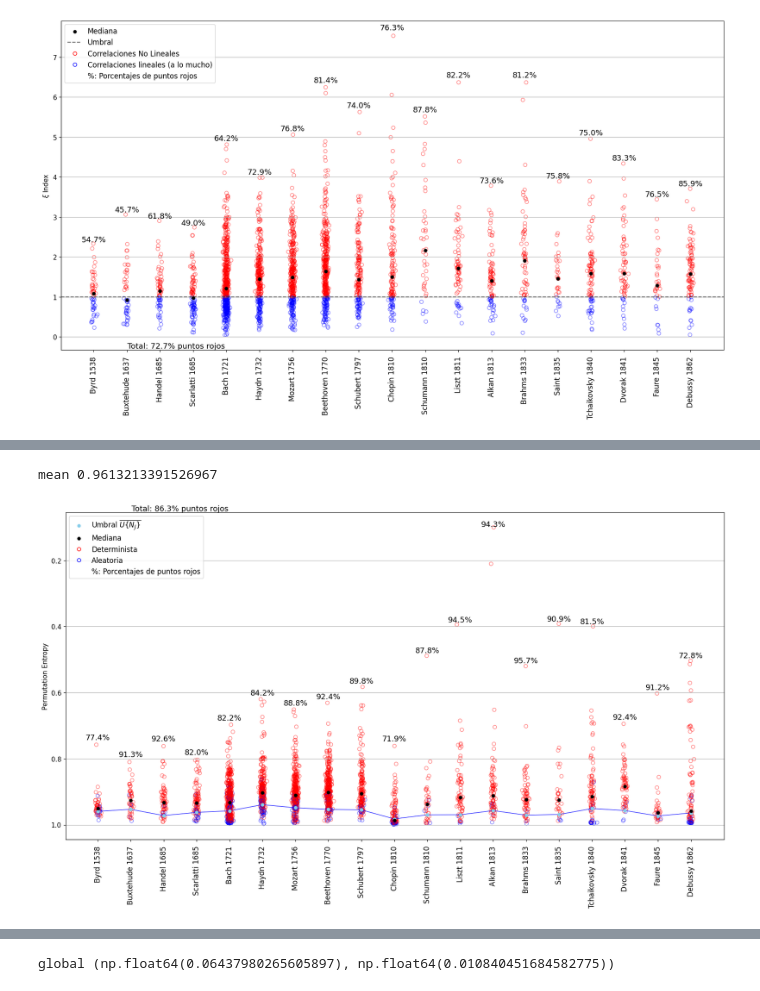
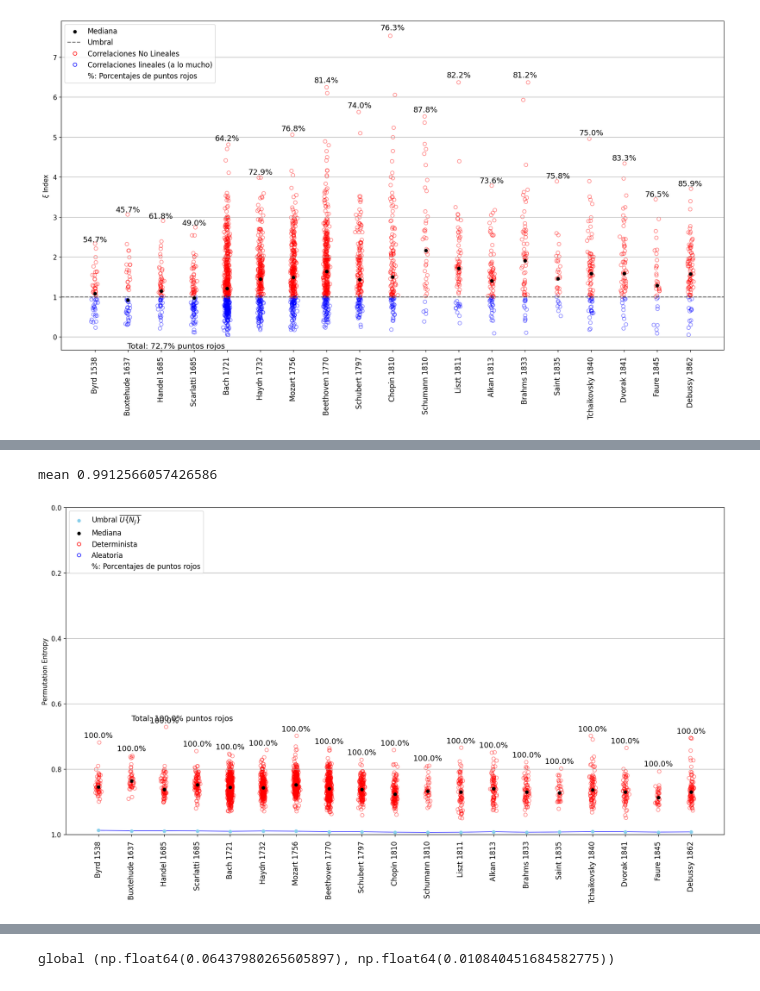
Before and after one commit to EduardoGarcia528/Tesis, a Jupyter notebook: musica-tesis/Limpiar_piezas.ipynb, the cells around one changed output, grey strips where cells are left out. Drawn from its saved outputs; the diff is of its cells as text; code cells hidden in the pictures.

```diff
--- a/musica-tesis/Limpiar_piezas.ipynb
+++ b/musica-tesis/Limpiar_piezas.ipynb
@@ -138,22 +138,20 @@ J_minus = J_null_matrix[:2,:]
 # J_minus = np.load('data\J_minus_continuo.npy')
 print(np.shape(J_minus))
 
-pts_interp = 2
+pts_interp = 1
 carpeta2 = 'data/J_lineal_sincorte_depurado/interp_'+str(pts_interp)
 # carpeta2 = 'data/J_hermite_sincorte_depurado/interp_'+str(pts_interp)
-carpeta_new = 'new_data/Js_interp2'
+carpeta_new = 'new_data/Js'
 
 archivos_en_carpeta2 = os.listdir(carpeta2)
 archivos_en_carpeta_new = os.listdir(carpeta_new)
 
 data2 = [1 - np.sort(np.load(os.path.join(carpeta2, array)))[:] for array in archivos_en_carpeta2]
 Ns_data = [Ns[array] for array in range(np.shape(Ns)[0])]
-J_OG = [1-np.load('data\J_composers_Hz_depurado.npy')[array] for array in range(np.shape(Ns)[0])]
 J_new = [1-np.sort(np.load(os.path.join(carpeta_new, array)))[:] for array in archivos_en_carpeta_new]
 
 data2 = [array[~np.isnan(array)] for array in J_new]
 Ns_data = [array[~np.isnan(array)] for array in Ns_data]
-J_OG = [array[~np.isnan(array)] for array in J_OG]
 
 for j in range(num_compositores):
     for i in range(len(Ns_data[j])):
@@ -203,8 +201,6 @@ ax.text(xmin + 0.1*(ax.get_xlim()[1]-ax.get_xlim()[0]),  # un poquito a la derec
         f'Total: {total_percentage_red:.1f}% puntos rojos',
         ha='left', va='bottom', fontsize=13, color='black')
 
-# ax.set_xlabel(f'Distribución del índice (1-J) con interpolación lineal de {pts_interp} pts', fontsize=13)
-# ax.set_xlabel(f'Distribución del índice (1-J) de las melodias de larga duración', fontsize=13)
 ax.set_ylabel('1 - J', fontsize=11)
 ax.tick_params(axis='y', labelsize=11)
 ax.set_xticks(np.arange(1, num_compositores+1))
@@ -220,12 +216,8 @@ ax.plot([],[], marker='o', color='none', markeredgecolor='blue', label= 'Aleator
 ax.plot([],[], marker='none', color='none', label = '%: Porcentajes de puntos rojos')
 
 # Agregar la leyenda al gráfico
-# ax.legend(handles=legend_elements)
 ax.legend(loc='upper left',fontsize=12)
-# ax.xaxis.set_label_position('top')  # Movemos la etiqueta del eje x
-# ax.xaxis.tick_top()  # Movemos los ticks del eje x a la parte superior
-# ax.spines['top'].set_position(('axes', 1.0))  # Movemos la espina superior al tope de la figura
-# ax.spines['bottom'].set_position(('axes', -0.1))  # Ocultamos la espina inferior
+ax.set_ylim(0,0.6)
 ax.set_xticklabels([f"{composer} {datos_composers[composer]['Birth_year']} " for i, composer in enumerate(datos_composers.keys())], rotation=90,fontsize=12)
 plt.grid(axis='y')
 plt.show()
@@ -322,5 +433,5 @@ len(np.concatenate(data2))
 # %%
-"""Scatter PEs"""
+"""Scatter Shannon"""
 
 import numpy as np
 import matplotlib.pyplot as plt
@@ -330,10 +441,10 @@ from matplotlib.lines import Line2D
 num_compositores = 19
 PEs = []
 PEs_null = []
-carpeta = r'new_data\PEs_absdiff'
-carpeta_null = r'new_data\PEs_null_absdiff'
+carpeta = r'new_data\shannon'
+carpeta_null = r'new_data\PEs_null'
 for archivo,archivo_null in zip(os.listdir(carpeta), os.listdir(carpeta_null)):
-    if "PEs" in archivo:
+    if "shannon" in archivo:
         ruta_completa = os.path.join(carpeta, archivo)
         ruta_completa_null = os.path.join(carpeta_null, archivo_null)
         array = np.load(ruta_completa)
@@ -373,32 +484,33 @@ total_percentage_red = (total_red_points / total_points) * 100
 
 # Añadir texto con el porcentaje total
 ymin = ax.get_ylim()[0]   # límite inferior actual del eje y
 xmin = ax.get_xlim()[0]   # si quieres fijarlo también en el mínimo de x, por ejemplo
 
 # Añadir texto en coordenadas de datos
 ax.text(xmin + 0.1*(ax.get_xlim()[1]-ax.get_xlim()[0]),  # un poquito a la derecha del xmin
         ymin,                                            # justo en ymin
         f'Total: {total_percentage_red:.1f}% puntos rojos',
         ha='left', va='bottom', fontsize=13, color='black')
 
 ax.set_ylabel('Permutation Entropy', fontsize=11)
 ax.tick_params(axis='y', labelsize=11)
 ax.set_xticks(np.arange(1, num_compositores+1))
 
 ax.scatter(np.arange(1, num_compositores+1), puntos2, color='#87CEEB', s=25, zorder=3, marker = 'o', label=r'Umbral $\overline{U\{ N_J \}}$')
 ax.scatter(np.arange(1, num_compositores+1), mediana, color='black',s=25,zorder=3,marker='o',label='Mediana')
 ax.plot(np.arange(1, num_compositores+1), puntos2, color='blue', linestyle='-', linewidth=0.8)
 # ax.plot(np.arange(1, 18), mediana, color='red', linestyle='-', linewidth=0.8)
 ax.plot([],[], marker = 'o',color='none', markeredgecolor='red', label = 'Determinista')
 ax.plot([],[], marker='o', color='none', markeredgecolor='blue', label= 'Aleatoria')
 ax.plot([],[], marker='none', color='none', label = '%: Porcentajes de puntos rojos')
 
 # Agregar la leyenda al gráfico
 ax.legend(loc='upper left',fontsize=12)
 plt.gca().invert_yaxis()
+ax.set_ylim(1,0)
 ax.set_xticklabels([f"{composer} {datos_composers[composer]['Birth_year']} " for i, composer in enumerate(datos_composers.keys())], rotation=90,fontsize=12)
 plt.grid(axis='y')
 plt.show()
 # %% [output]
-mean 0.9613213391526967
+mean 0.9912566057426586
-[figure, old version]
+[figure, new version]
```
Also changed, not shown: parts of 9 cells of this notebook, 32 other files.
